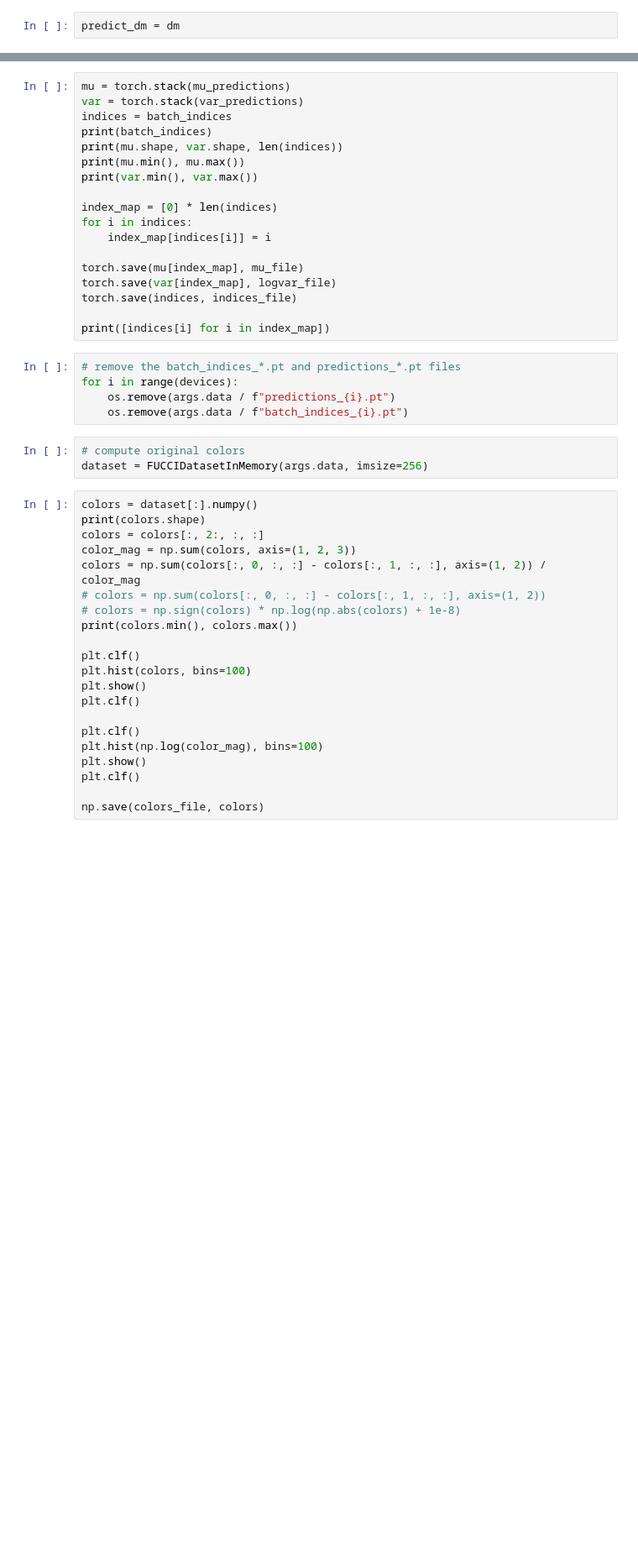
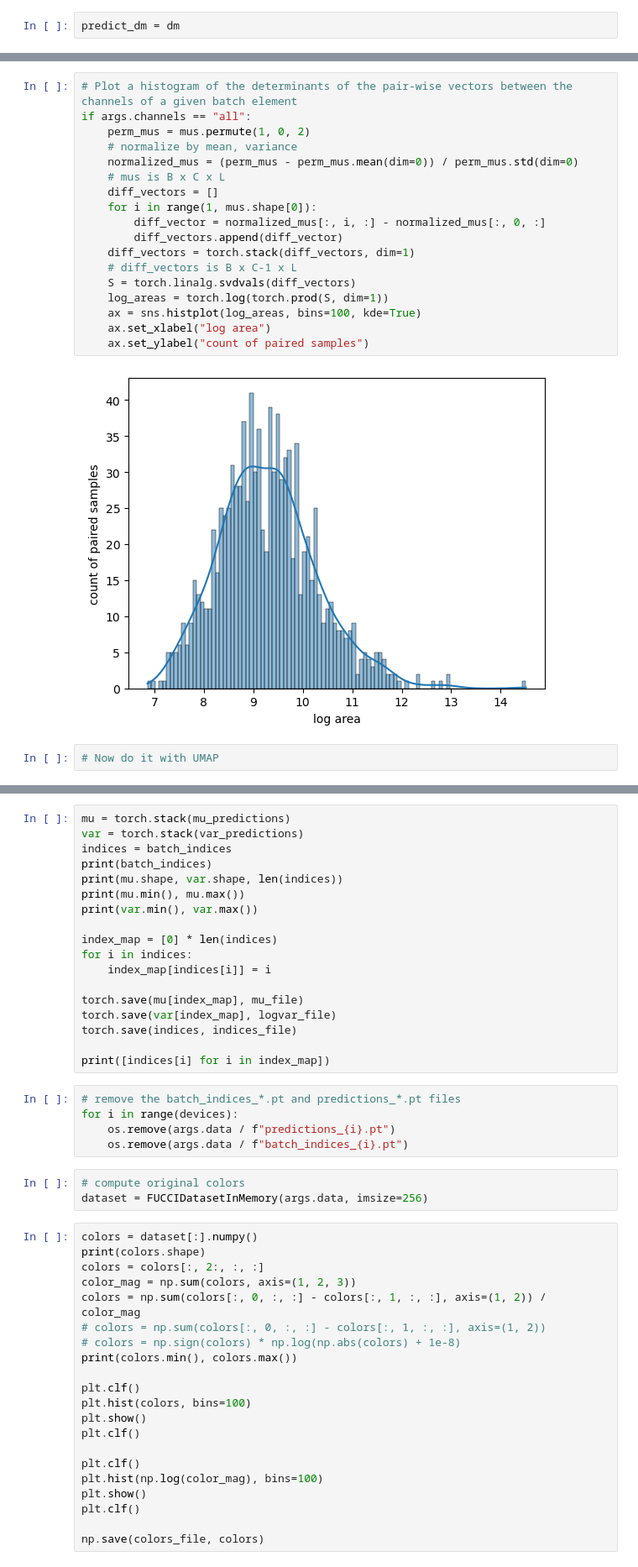
Before and after one commit to ishan-gaur/implicit-cell-model, a Jupyter notebook: notebooks/embedding.ipynb, the cells around one changed output, grey strips where cells are left out. Shown at 84% size. Cells and saved outputs as stored; diff of their text form; blank space fills up the shorter version.

```diff
--- a/notebooks/embedding.ipynb
+++ b/notebooks/embedding.ipynb
@@ -156,3 +238,25 @@ trainer.predict(model, datamodule=predict_dm, return_predictions=False)
+# %%
+# Plot a histogram of the determinants of the pair-wise vectors between the channels of a given batch element
+if args.channels == "all":
+    perm_mus = mus.permute(1, 0, 2)
+    # normalize by mean, variance
+    normalized_mus = (perm_mus - perm_mus.mean(dim=0)) / perm_mus.std(dim=0)
+    # mus is B x C x L
+    diff_vectors = []
+    for i in range(1, mus.shape[0]):
+        diff_vector = normalized_mus[:, i, :] - normalized_mus[:, 0, :]
+        diff_vectors.append(diff_vector)
+    diff_vectors = torch.stack(diff_vectors, dim=1)
+    # diff_vectors is B x C-1 x L
+    S = torch.linalg.svdvals(diff_vectors)
+    log_areas = torch.log(torch.prod(S, dim=1))
+    ax = sns.histplot(log_areas, bins=100, kde=True)
+    ax.set_xlabel("log area")
+    ax.set_ylabel("count of paired samples")
+# %% [output]
+[figure, added]
+# %%
+# Now do it with UMAP
 # %%
 predictions = []
 batch_indices = []
```
Also changed, not shown: parts of 12 cells of this notebook.
